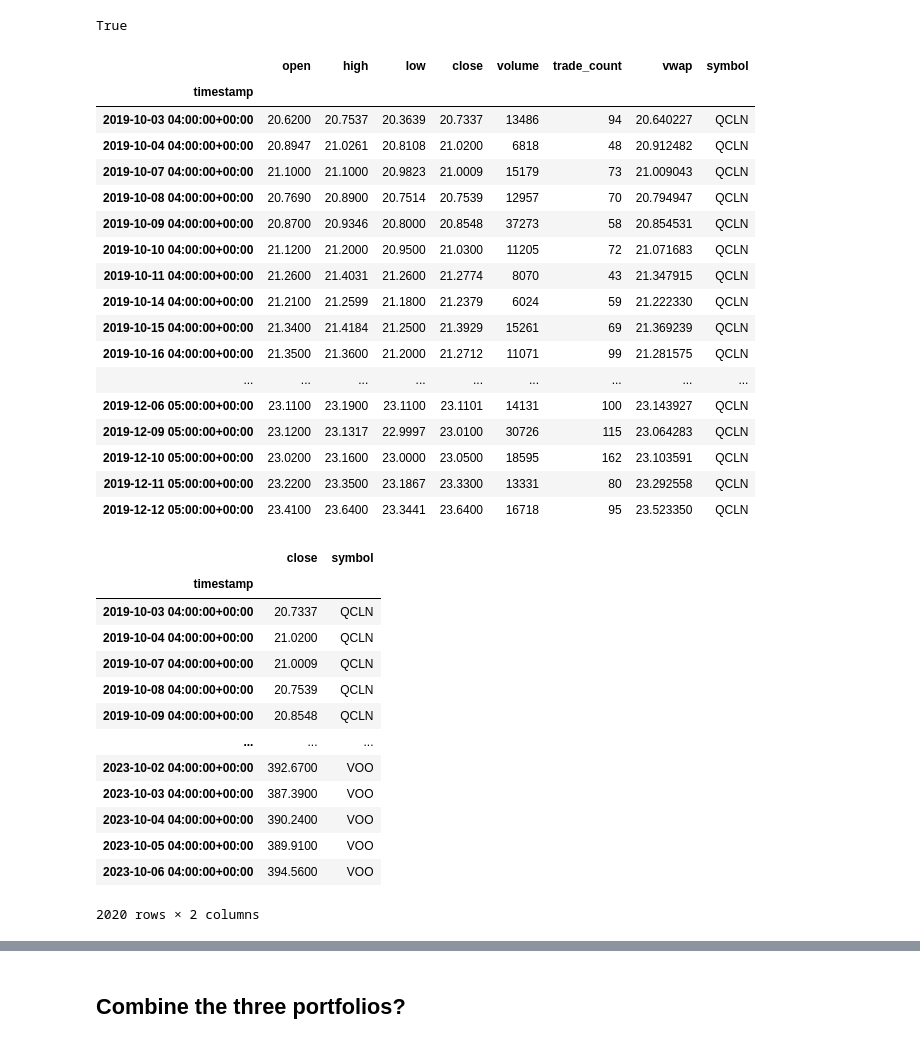
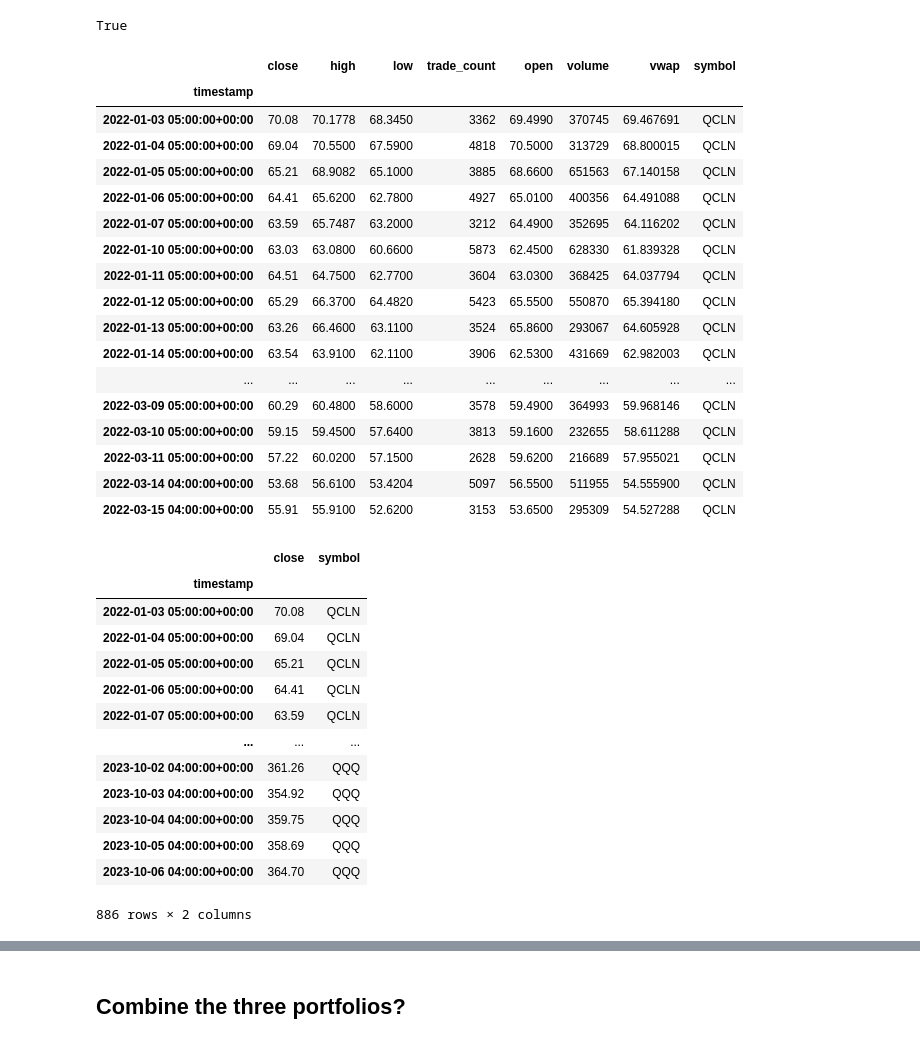
Before and after one commit to ahcano/project1_group4, a Jupyter notebook: green_dataprep.ipynb, the cells around one changed output, grey strips where cells are left out. Cells and saved outputs as stored; diff of their text form; code cells hidden in the pictures.

```diff
--- a/green_dataprep.ipynb
+++ b/green_dataprep.ipynb
@@ -313,43 +316,43 @@ api = tradeapi.REST(
 # %%
 # Set timeframe to "1Day"
 timeframe = "1Day"
 
 # Set start and end datetimes of 1 year, between now and 365 days ago.
-start_date = pd.Timestamp("2019-10-03", tz="America/New_York").isoformat()
+start_date = pd.Timestamp("2022-01-01", tz="America/New_York").isoformat()
 end_date = pd.Timestamp("2023-10-06", tz="America/New_York").isoformat()
 
 # Set the stock tickers
-tickers = ["VOO", "QCLN"]
+tickers = ["QQQ", "QCLN"]
 
 # Get 3 year's worth of historical data for all stocks
 index_df = api.get_bars(
     tickers,
     timeframe,
     start=start_date,
     end=end_date, limit = 10000
 ).df
 
 # Display sample data
 index_df.head(50)
 # %% [output]
-|  | open | high | low | close | volume | trade_count | vwap | symbol |
+|  | close | high | low | trade_count | open | volume | vwap | symbol |
 | timestamp |  |  |  |  |  |  |  |  |
-| 2019-10-03 04:00:00+00:00 | 20.6200 | 20.7537 | 20.3639 | 20.7337 | 13486 | 94 | 20.640227 | QCLN |
-| 2019-10-04 04:00:00+00:00 | 20.8947 | 21.0261 | 20.8108 | 21.0200 | 6818 | 48 | 20.912482 | QCLN |
-| 2019-10-07 04:00:00+00:00 | 21.1000 | 21.1000 | 20.9823 | 21.0009 | 15179 | 73 | 21.009043 | QCLN |
-| 2019-10-08 04:00:00+00:00 | 20.7690 | 20.8900 | 20.7514 | 20.7539 | 12957 | 70 | 20.794947 | QCLN |
-| 2019-10-09 04:00:00+00:00 | 20.8700 | 20.9346 | 20.8000 | 20.8548 | 37273 | 58 | 20.854531 | QCLN |
-| 2019-10-10 04:00:00+00:00 | 21.1200 | 21.2000 | 20.9500 | 21.0300 | 11205 | 72 | 21.071683 | QCLN |
-| 2019-10-11 04:00:00+00:00 | 21.2600 | 21.4031 | 21.2600 | 21.2774 | 8070 | 43 | 21.347915 | QCLN |
-| 2019-10-14 04:00:00+00:00 | 21.2100 | 21.2599 | 21.1800 | 21.2379 | 6024 | 59 | 21.222330 | QCLN |
-| 2019-10-15 04:00:00+00:00 | 21.3400 | 21.4184 | 21.2500 | 21.3929 | 15261 | 69 | 21.369239 | QCLN |
-| 2019-10-16 04:00:00+00:00 | 21.3500 | 21.3600 | 21.2000 | 21.2712 | 11071 | 99 | 21.281575 | QCLN |
+| 2022-01-03 05:00:00+00:00 | 70.08 | 70.1778 | 68.3450 | 3362 | 69.4990 | 370745 | 69.467691 | QCLN |
+| 2022-01-04 05:00:00+00:00 | 69.04 | 70.5500 | 67.5900 | 4818 | 70.5000 | 313729 | 68.800015 | QCLN |
+| 2022-01-05 05:00:00+00:00 | 65.21 | 68.9082 | 65.1000 | 3885 | 68.6600 | 651563 | 67.140158 | QCLN |
+| 2022-01-06 05:00:00+00:00 | 64.41 | 65.6200 | 62.7800 | 4927 | 65.0100 | 400356 | 64.491088 | QCLN |
+| 2022-01-07 05:00:00+00:00 | 63.59 | 65.7487 | 63.2000 | 3212 | 64.4900 | 352695 | 64.116202 | QCLN |
+| 2022-01-10 05:00:00+00:00 | 63.03 | 63.0800 | 60.6600 | 5873 | 62.4500 | 628330 | 61.839328 | QCLN |
+| 2022-01-11 05:00:00+00:00 | 64.51 | 64.7500 | 62.7700 | 3604 | 63.0300 | 368425 | 64.037794 | QCLN |
+| 2022-01-12 05:00:00+00:00 | 65.29 | 66.3700 | 64.4820 | 5423 | 65.5500 | 550870 | 65.394180 | QCLN |
+| 2022-01-13 05:00:00+00:00 | 63.26 | 66.4600 | 63.1100 | 3524 | 65.8600 | 293067 | 64.605928 | QCLN |
+| 2022-01-14 05:00:00+00:00 | 63.54 | 63.9100 | 62.1100 | 3906 | 62.5300 | 431669 | 62.982003 | QCLN |
 | ... | ... | ... | ... | ... | ... | ... | ... | ... |
-| 2019-12-06 05:00:00+00:00 | 23.1100 | 23.1900 | 23.1100 | 23.1101 | 14131 | 100 | 23.143927 | QCLN |
-| 2019-12-09 05:00:00+00:00 | 23.1200 | 23.1317 | 22.9997 | 23.0100 | 30726 | 115 | 23.064283 | QCLN |
-| 2019-12-10 05:00:00+00:00 | 23.0200 | 23.1600 | 23.0000 | 23.0500 | 18595 | 162 | 23.103591 | QCLN |
-| 2019-12-11 05:00:00+00:00 | 23.2200 | 23.3500 | 23.1867 | 23.3300 | 13331 | 80 | 23.292558 | QCLN |
-| 2019-12-12 05:00:00+00:00 | 23.4100 | 23.6400 | 23.3441 | 23.6400 | 16718 | 95 | 23.523350 | QCLN |
+| 2022-03-09 05:00:00+00:00 | 60.29 | 60.4800 | 58.6000 | 3578 | 59.4900 | 364993 | 59.968146 | QCLN |
+| 2022-03-10 05:00:00+00:00 | 59.15 | 59.4500 | 57.6400 | 3813 | 59.1600 | 232655 | 58.611288 | QCLN |
+| 2022-03-11 05:00:00+00:00 | 57.22 | 60.0200 | 57.1500 | 2628 | 59.6200 | 216689 | 57.955021 | QCLN |
+| 2022-03-14 04:00:00+00:00 | 53.68 | 56.6100 | 53.4204 | 5097 | 56.5500 | 511955 | 54.555900 | QCLN |
+| 2022-03-15 04:00:00+00:00 | 55.91 | 55.9100 | 52.6200 | 3153 | 53.6500 | 295309 | 54.527288 | QCLN |
 # %%
 # Choose relevant columns
 index_df = index_df [
@@ -359,15 +362,15 @@ index_df
 # %% [output]
 |  | close | symbol |
 | timestamp |  |  |
-| 2019-10-03 04:00:00+00:00 | 20.7337 | QCLN |
-| 2019-10-04 04:00:00+00:00 | 21.0200 | QCLN |
-| 2019-10-07 04:00:00+00:00 | 21.0009 | QCLN |
-| 2019-10-08 04:00:00+00:00 | 20.7539 | QCLN |
-| 2019-10-09 04:00:00+00:00 | 20.8548 | QCLN |
+| 2022-01-03 05:00:00+00:00 | 70.08 | QCLN |
+| 2022-01-04 05:00:00+00:00 | 69.04 | QCLN |
+| 2022-01-05 05:00:00+00:00 | 65.21 | QCLN |
+| 2022-01-06 05:00:00+00:00 | 64.41 | QCLN |
+| 2022-01-07 05:00:00+00:00 | 63.59 | QCLN |
 | ... | ... | ... |
-| 2023-10-02 04:00:00+00:00 | 392.6700 | VOO |
-| 2023-10-03 04:00:00+00:00 | 387.3900 | VOO |
-| 2023-10-04 04:00:00+00:00 | 390.2400 | VOO |
-| 2023-10-05 04:00:00+00:00 | 389.9100 | VOO |
-| 2023-10-06 04:00:00+00:00 | 394.5600 | VOO |
+| 2023-10-02 04:00:00+00:00 | 361.26 | QQQ |
+| 2023-10-03 04:00:00+00:00 | 354.92 | QQQ |
+| 2023-10-04 04:00:00+00:00 | 359.75 | QQQ |
+| 2023-10-05 04:00:00+00:00 | 358.69 | QQQ |
+| 2023-10-06 04:00:00+00:00 | 364.70 | QQQ |
-2020 rows × 2 columns
+886 rows × 2 columns
```
Also changed, not shown: parts of 17 cells of this notebook.
